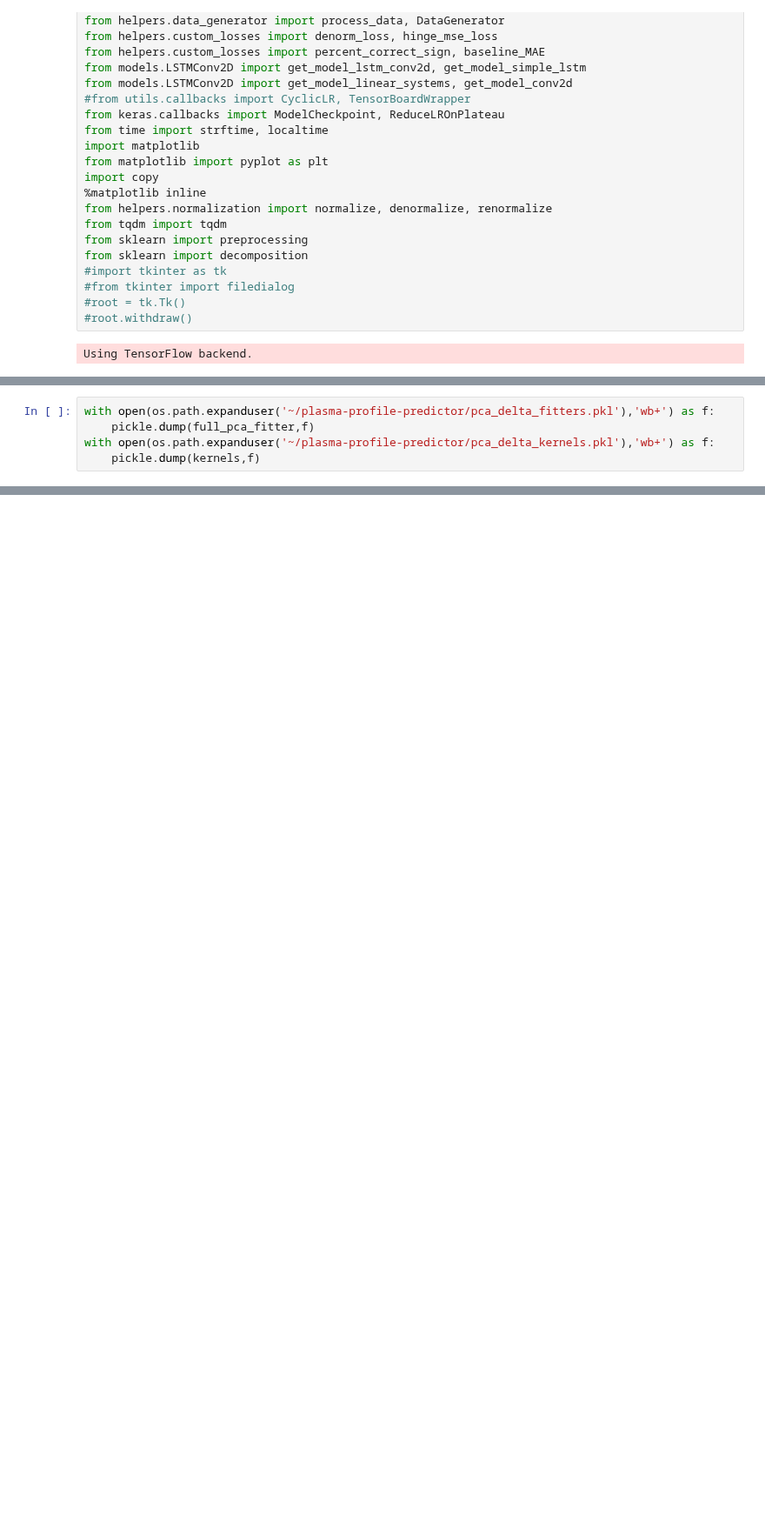
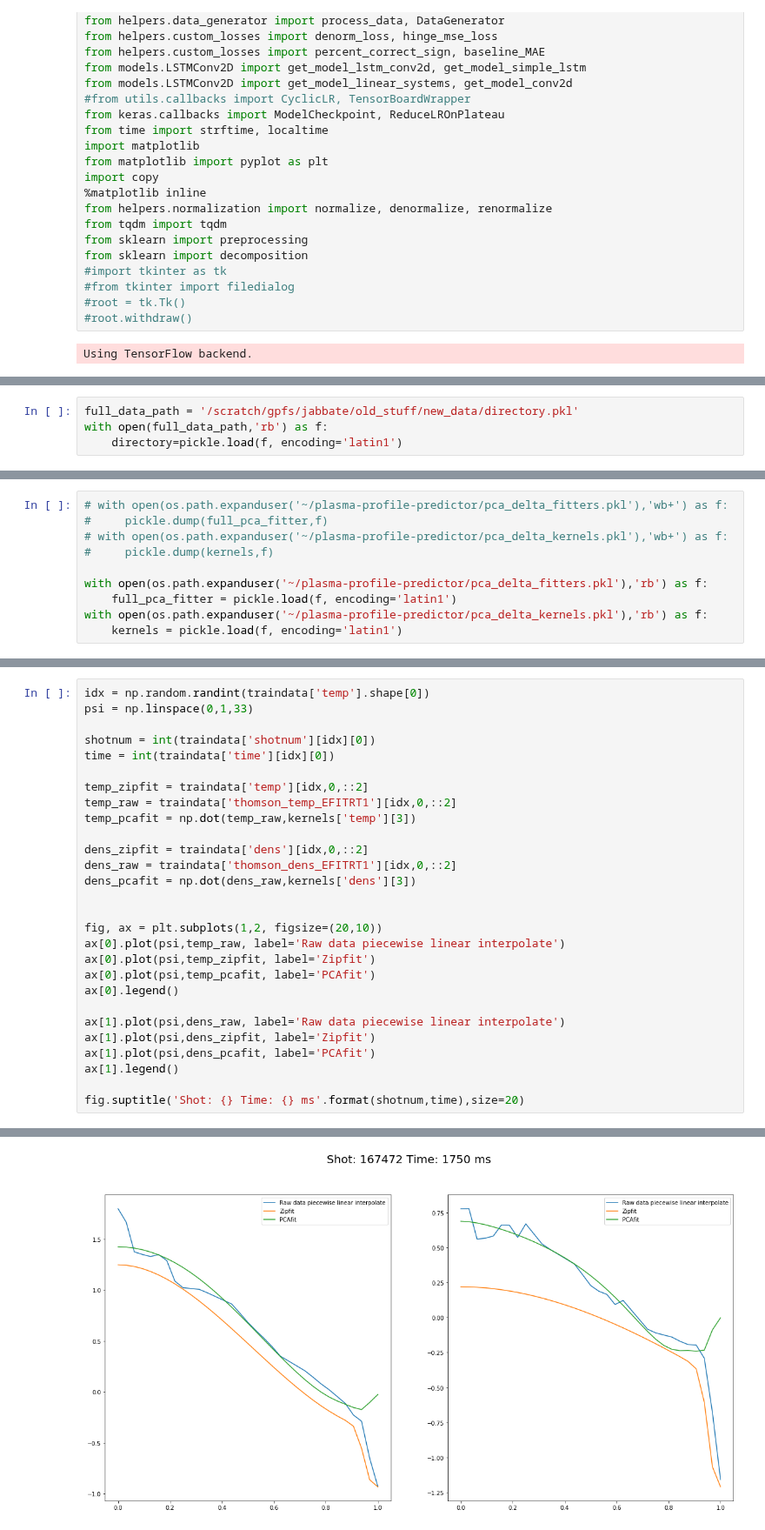
Before and after one commit to PlasmaControl/plasma-profile-predictor, a Jupyter notebook: notebooks/pca_kernels.ipynb, the cells around one changed output, grey strips where cells are left out. Shown at 87% size. Saved outputs shown, nothing was run; the diff lists cells and outputs as text; blank space fills up the shorter version.

```diff
--- a/notebooks/pca_kernels.ipynb
+++ b/notebooks/pca_kernels.ipynb
@@ -36,4 +35,8 @@ num_components=10
 full_pca_fitter={}
 delta_pca_fitter={}
 kernels = {}
+# %%
+full_data_path = '/scratch/gpfs/jabbate/old_stuff/new_data/directory.pkl'
+with open(full_data_path,'rb') as f:
+    directory=pickle.load(f, encoding='latin1')
 # %%
@@ -284,5 +144,10 @@ Number of validation samples:  0
 # %%
-with open(os.path.expanduser('~/plasma-profile-predictor/pca_delta_fitters.pkl'),'wb+') as f:
-    pickle.dump(full_pca_fitter,f)
-with open(os.path.expanduser('~/plasma-profile-predictor/pca_delta_kernels.pkl'),'wb+') as f:
-    pickle.dump(kernels,f)
+# with open(os.path.expanduser('~/plasma-profile-predictor/pca_delta_fitters.pkl'),'wb+') as f:
+#     pickle.dump(full_pca_fitter,f)
+# with open(os.path.expanduser('~/plasma-profile-predictor/pca_delta_kernels.pkl'),'wb+') as f:
+#     pickle.dump(kernels,f)
+
+with open(os.path.expanduser('~/plasma-profile-predictor/pca_delta_fitters.pkl'),'rb') as f:
+    full_pca_fitter = pickle.load(f, encoding='latin1')
+with open(os.path.expanduser('~/plasma-profile-predictor/pca_delta_kernels.pkl'),'rb') as f:
+    kernels = pickle.load(f, encoding='latin1')
@@ -300,0 +160,29 @@ traindata['temp'].shape
+# %%
+idx = np.random.randint(traindata['temp'].shape[0])
+psi = np.linspace(0,1,33)
+
+shotnum = int(traindata['shotnum'][idx][0])
+time = int(traindata['time'][idx][0])
+
+temp_zipfit = traindata['temp'][idx,0,::2]
+temp_raw = traindata['thomson_temp_EFITRT1'][idx,0,::2]
+temp_pcafit = np.dot(temp_raw,kernels['temp'][3])
+
+dens_zipfit = traindata['dens'][idx,0,::2]
+dens_raw = traindata['thomson_dens_EFITRT1'][idx,0,::2]
+dens_pcafit = np.dot(dens_raw,kernels['dens'][3])
+
+
+fig, ax = plt.subplots(1,2, figsize=(20,10))
+ax[0].plot(psi,temp_raw, label='Raw data piecewise linear interpolate')
+ax[0].plot(psi,temp_zipfit, label='Zipfit')
+ax[0].plot(psi,temp_pcafit, label='PCAfit')
+ax[0].legend()
+
+ax[1].plot(psi,dens_raw, label='Raw data piecewise linear interpolate')
+ax[1].plot(psi,dens_zipfit, label='Zipfit')
+ax[1].plot(psi,dens_pcafit, label='PCAfit')
+ax[1].legend()
+
+fig.suptitle('Shot: {} Time: {} ms'.format(shotnum,time),size=20)
+# %% [output]
@@ -300,0 +190 @@ traindata['temp'].shape
+[figure, added]
```
Also changed, not shown: parts of 15 cells of this notebook, 3 other files.
